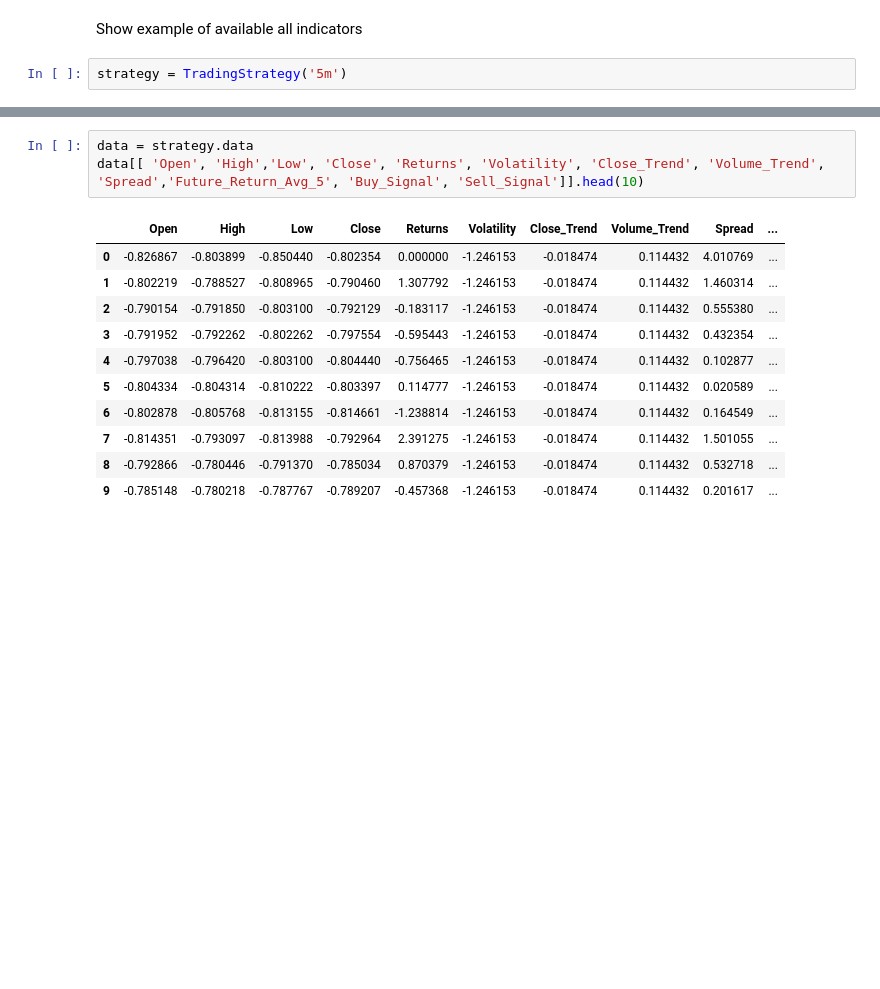
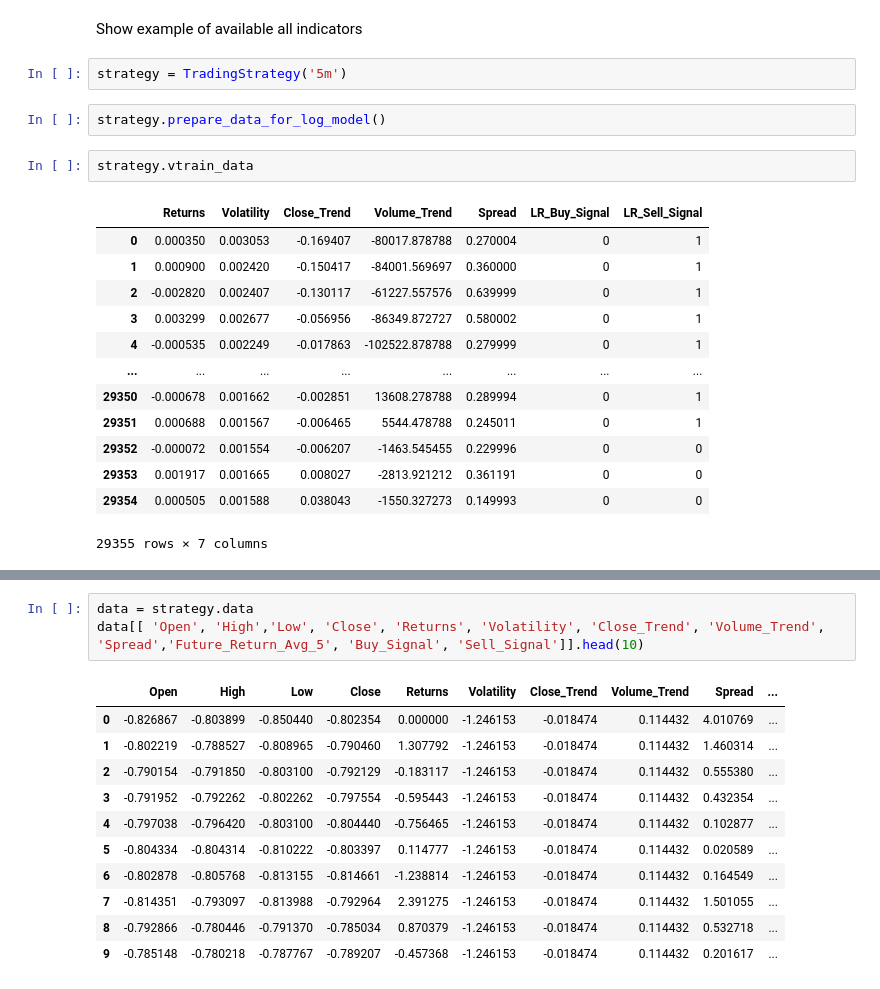
Before and after one commit to david09perez/Proyecto_Trading, a Jupyter notebook: 003-ML/report.ipynb, the cells around one changed output, grey strips where cells are left out. Saved outputs shown, nothing was run; the diff lists cells and outputs as text; blank space fills up the shorter version.

Commit message:
Logistic regression signals

```diff
--- a/003-ML/report.ipynb
+++ b/003-ML/report.ipynb
@@ -27,3 +27,21 @@ from technical_analysis import Operation, TradingStrategy, MLModels
 Show example of available all indicators
 # %%
 strategy = TradingStrategy('5m')
+# %%
+strategy.prepare_data_for_log_model()
+# %%
+strategy.vtrain_data
+# %% [output]
+|  | Returns | Volatility | Close_Trend | Volume_Trend | Spread | LR_Buy_Signal | LR_Sell_Signal |
+| 0 | 0.000350 | 0.003053 | -0.169407 | -80017.878788 | 0.270004 | 0 | 1 |
+| 1 | 0.000900 | 0.002420 | -0.150417 | -84001.569697 | 0.360000 | 0 | 1 |
+| 2 | -0.002820 | 0.002407 | -0.130117 | -61227.557576 | 0.639999 | 0 | 1 |
+| 3 | 0.003299 | 0.002677 | -0.056956 | -86349.872727 | 0.580002 | 0 | 1 |
+| 4 | -0.000535 | 0.002249 | -0.017863 | -102522.878788 | 0.279999 | 0 | 1 |
+| ... | ... | ... | ... | ... | ... | ... | ... |
+| 29350 | -0.000678 | 0.001662 | -0.002851 | 13608.278788 | 0.289994 | 0 | 1 |
+| 29351 | 0.000688 | 0.001567 | -0.006465 | 5544.478788 | 0.245011 | 0 | 1 |
+| 29352 | -0.000072 | 0.001554 | -0.006207 | -1463.545455 | 0.229996 | 0 | 0 |
+| 29353 | 0.001917 | 0.001665 | 0.008027 | -2813.921212 | 0.361191 | 0 | 0 |
+| 29354 | 0.000505 | 0.001588 | 0.038043 | -1550.327273 | 0.149993 | 0 | 0 |
+29355 rows × 7 columns
```
Also changed, not shown: parts of 3 cells of this notebook, 1 other file.
